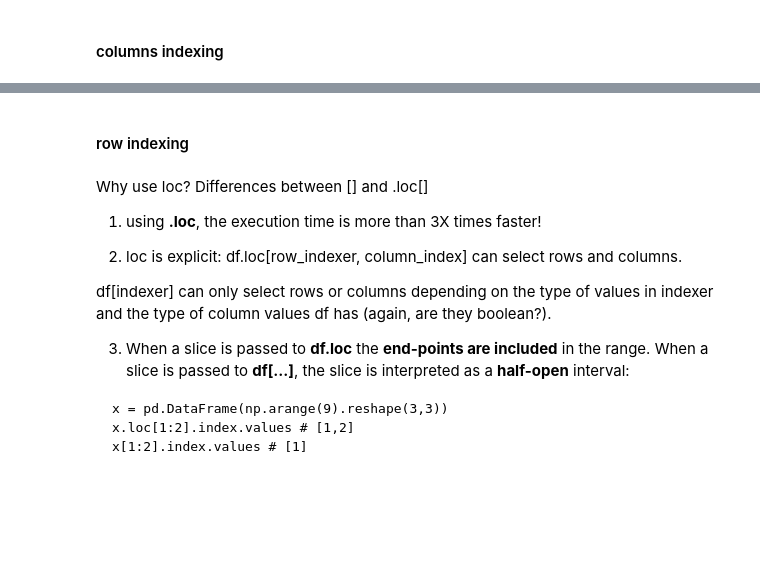
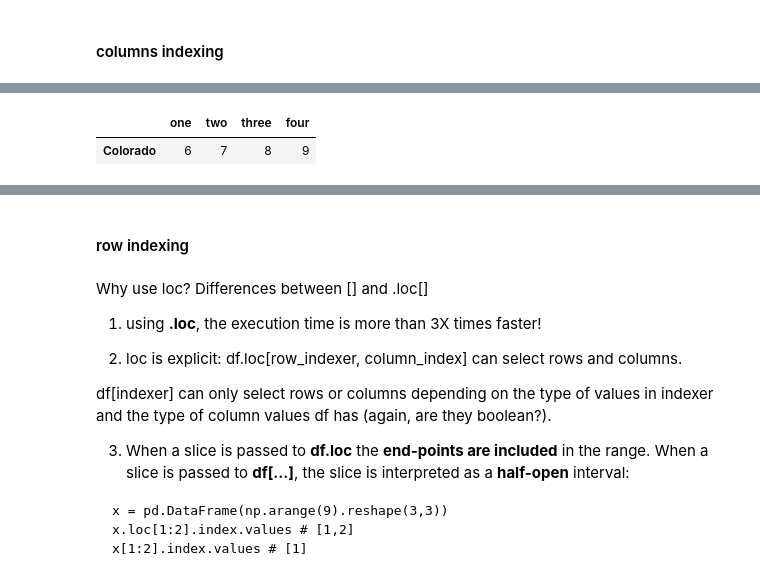
Before and after one commit to Rdm-Nico/BDTA, a Jupyter notebook: Essentials/3a_Pandas_basic.ipynb, the cells around one changed output, grey strips where cells are left out. Drawn from its saved outputs; the diff is of its cells as text; code cells hidden in the pictures; blank space fills up the shorter version.

```diff
--- a/Essentials/3a_Pandas_basic.ipynb
+++ b/Essentials/3a_Pandas_basic.ipynb
@@ -291,6 +594,9 @@ data
 # %%
 
-data.loc['Colorado':'Utah','one']# equal to
-#data.iloc[1:2,1:]
+#data.loc['Colorado':'Utah','one']# not equal to
+data.iloc[1:2,1:] # iloc con gli indici implicito
+# %% [output]
+|  | one | two | three | four |
+| Colorado | 6 | 7 | 8 | 9 |
 # %%
 data.loc[:,'one']
```
Also changed, not shown: parts of 69 cells of this notebook.
